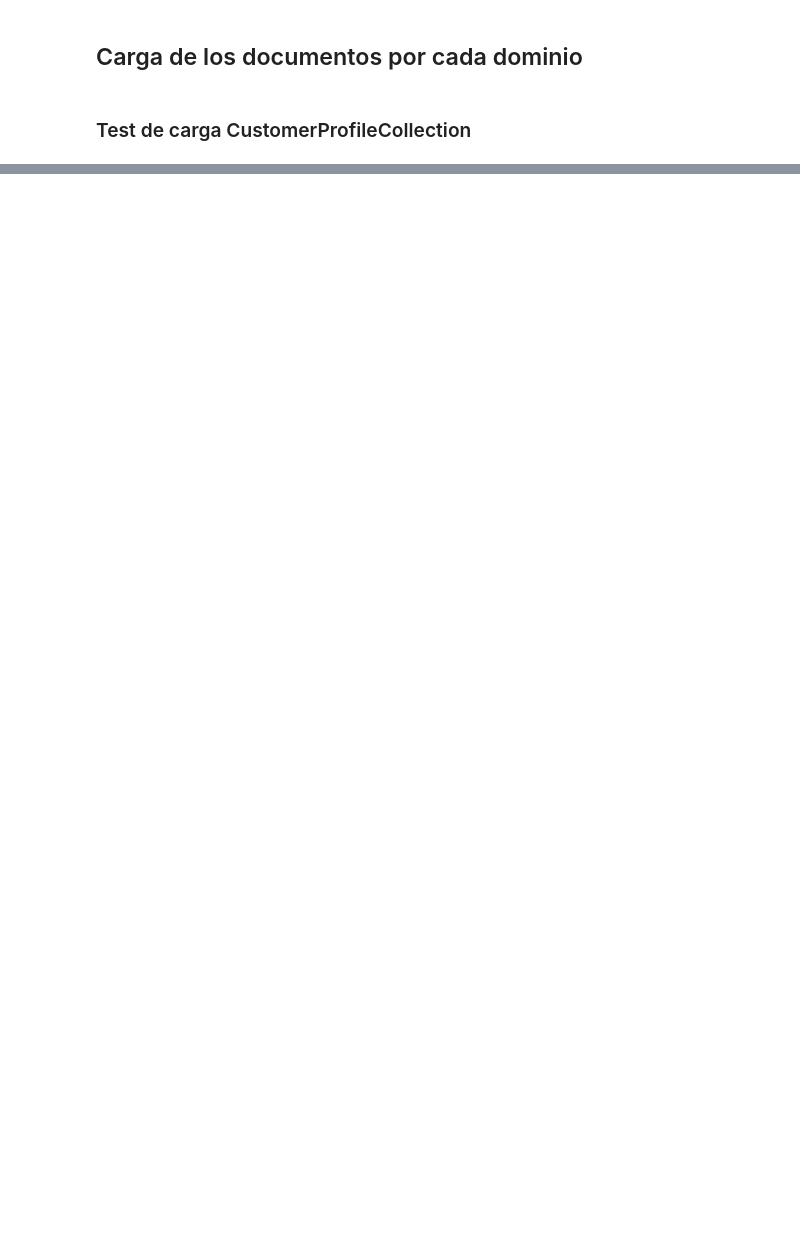
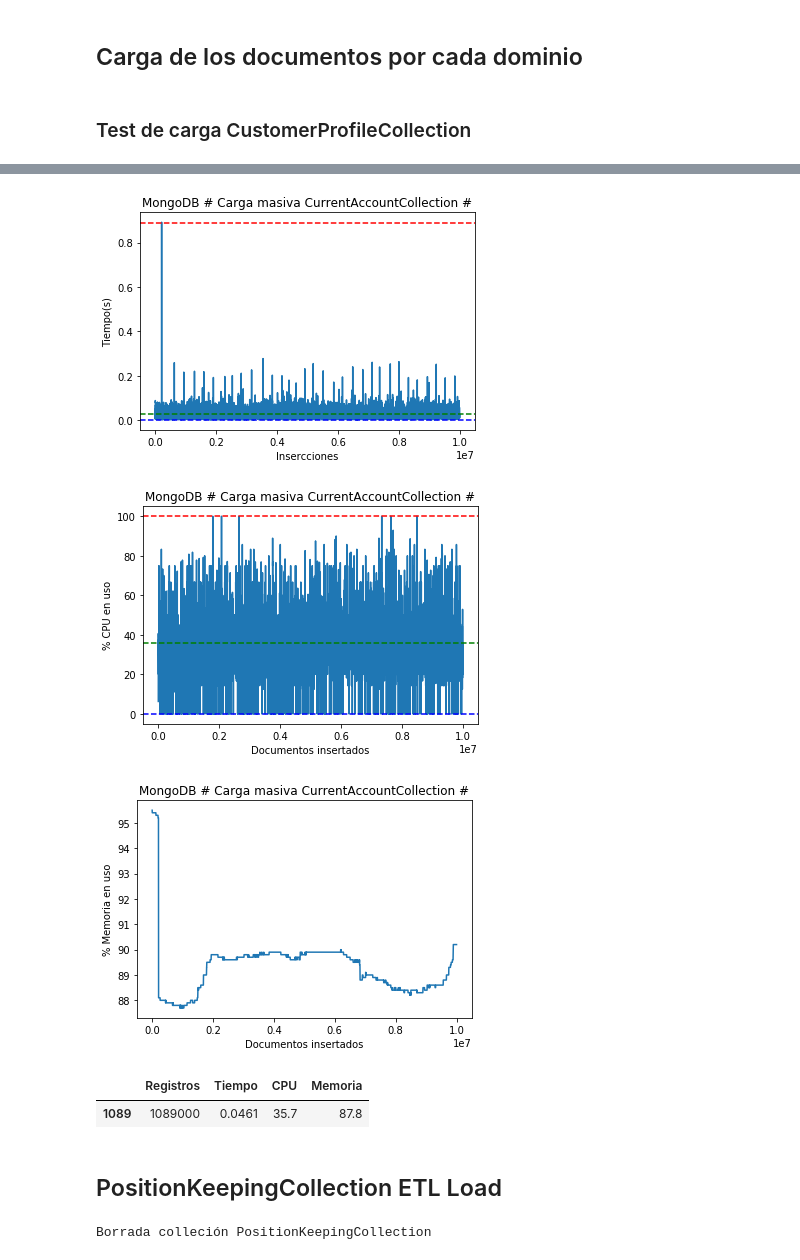
Before and after one commit to danielherranzsegundo/TFM_2022, a Jupyter notebook: Scripts/Load_MongoDB_Data.ipynb, the cells around one changed output, grey strips where cells are left out. Cells and saved outputs as stored; diff of their text form; code cells hidden in the pictures; blank space fills up the shorter version.

```diff
--- a/Scripts/Load_MongoDB_Data.ipynb
+++ b/Scripts/Load_MongoDB_Data.ipynb
@@ -65,5 +52,5 @@ Address_ETL_times = []
 # %%
 #Carga de la información de dataframes por entidades
-
 CustomerProfileCollection_df = pd.read_json(CustomerProfileCollection_sample_out) #Carga Sample
-#CustomerProfileCollection_df = pd.read_csv(CustomerProfileCollection_file_out) # Carga final
+CurrentAccountCollection_df = pd.read_json(CurrentAccountCollection_sample_out) #Carga Sample
+PositionKeepingCollection_df = pd.read_json(PositionKeepingCollection_sample_out) #Carga Sample
@@ -112,0 +203,2 @@ plt.show()
+# %%
+registers_CurrentAccount = loadCollectionDataFrame(CurrentAccountCollection_df)
@@ -112,0 +221,30 @@ plt.show()
+# %%
+plotResults(registers_CurrentAccount,"CurrentAccount")
+# %% [output]
+[figure, added]
+[figure, added]
+[figure, added]
+# %%
+#Guardamos los resultados en csv
+from datetime import datetime
+data = {
+    "Registros" : results_CurrentAccountCollection[0],
+    "Tiempo" : results_CurrentAccountCollection[1],
+    "CPU" : results_CurrentAccountCollection[2],
+    "Memoria" : results_CurrentAccountCollection[3],
+}
+customerProfileETLResults = pd.DataFrame(data)
+dia = datetime.now().strftime("%d%m%Y_%H_%M_%S")
+customerProfileETLResults.to_csv(resultados_etl_CurrentAccountCollection.format(str(dia)))
+customerProfileETLResults.sample(1)
+# %% [output]
+|  | Registros | Tiempo | CPU | Memoria |
+| 1089 | 1089000 | 0.0461 | 35.7 | 87.8 |
+# %% [markdown]
+## PositionKeepingCollection ETL Load
+# %%
+#Borramos los valores actuales de la colección
+connection["tfm_mongo_database"].PositionKeepingCollection.drop()
+print('Borrada colleción PositionKeepingCollection')
+# %% [output]
+Borrada colleción PositionKeepingCollection
```
Also changed, not shown: parts of 34 cells of this notebook, 10 other files.
